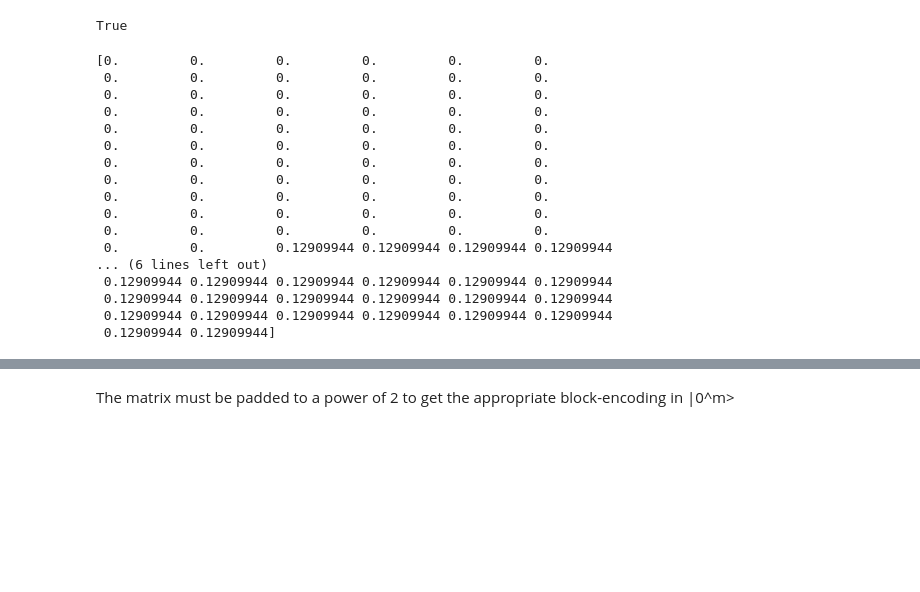
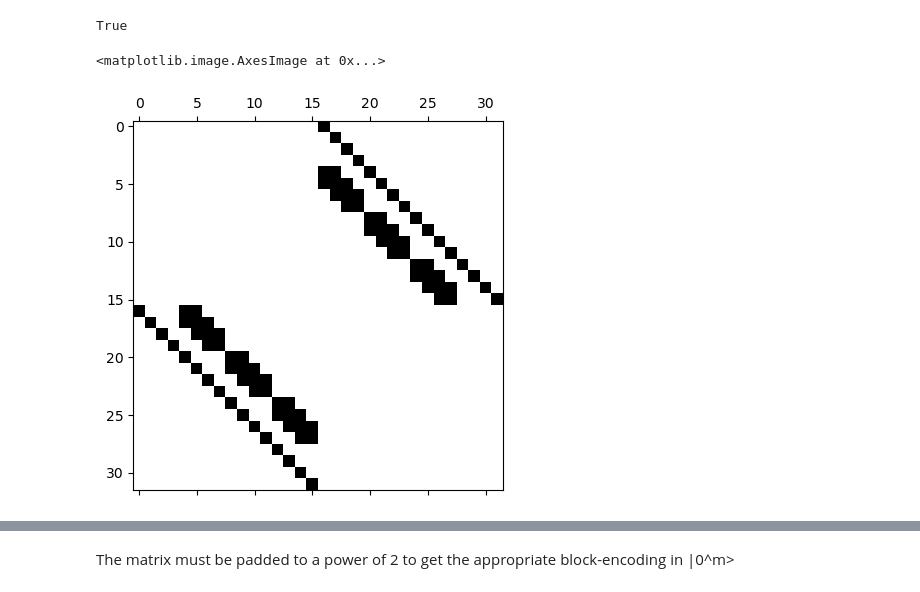
Before and after one commit to osamarais/qiskit_iterative_solver, a Jupyter notebook: qiskit_QSP_cleaned_up.ipynb, the cells around one changed output, grey strips where cells are left out. Drawn from its saved outputs; the diff is of its cells as text; code cells hidden in the pictures; blank space fills up the shorter version.

Commit message:
result finally makes sense, need to repeat for larger problems

```diff
--- a/qiskit_QSP_cleaned_up.ipynb
+++ b/qiskit_QSP_cleaned_up.ipynb
@@ -32,7 +33,7 @@ For unitary block-encoding requirement, ||A||<=1
 problem = 'laplacian'
 # %%
 if 'lower triangular'==problem:
-    N = 32
+    N = 8
     A = np.eye(N)
     for i in range(N-1):
         A[i+1,i] = -1
@@ -40,10 +41,23 @@ if 'lower triangular'==problem:
     A = A/2
 
     RHS_provided = False
+# %%
+if 'lower triangular identities'==problem:
+    N = 4
+    I = 4
+    A = np.eye(N*I)
+
+    for i in range(N-1):
+        A[(i+1)*I:(i+2)*I,(i)*I:(i+1)*I] = -np.eye(I)
+    A_orig = deepcopy(A)
+    A = A/2
+
+    RHS_provided = False
 # %%
 if 'diagonal'==problem:
     # # A = np.array([[1, 0, 0],[-1, 1, 0],[0, -1, 1]])/2
-    step = 0.025
+    # step = 0.025
+    step = 0.25
     x = np.diag(np.concatenate( (np.arange(-1,0,step),np.arange(step,1+step,step)) ) )
     # x = np.diag(np.concatenate( (np.arange(1,0,-step),-np.arange(-step,-1-step,-step)) ) )
     # # x = np.diag(np.arange(step,1+step,step))
@@ -64,7 +78,7 @@ if 'diagonal'==problem:
 # # DON'T FORGET TO NORMALIZE A!!!!
 if 'laplacian'==problem:
     size = 4
-    iterations = 15
+    iterations = 3
     # iterations = 7
     R = np.array( loadmat('N_{}.mat'.format(size)) ).item()['R']
     B = np.array( loadmat('N_{}.mat'.format(size)) ).item()['B']
@@ -75,6 +89,7 @@ if 'laplacian'==problem:
     A = np.eye((iterations+1)*size,(iterations+1)*size)
     for block in range(iterations):
         A[(block+1)*size:(block+2)*size,(block)*size:(block+1)*size] = -R
+#         A[(block+1)*size:(block+2)*size,(block)*size:(block+1)*size] = -np.eye(size)
 
     A_orig = deepcopy(A)
     # Normalize the matrix using the upper bound
@@ -101,36 +120,9 @@ else:
 print(HD)
 # %% [output]
 True
-# %%
-if RHS_provided:
-    b = np.zeros(((iterations+1)*size,1))
-
-    for block in range(iterations):
-        b[(block+1)*size:(block+2)*size,:] = f
-    b = b / np.linalg.norm(b,2)
-
-    b = b.flatten()
-
-    b_orig = deepcopy(b)
-
-    if HD:
-        b = np.concatenate([np.zeros(b.shape),b])
-    print(b)
-# %% [output]
-[0.         0.         0.         0.         0.         0.
- 0.         0.         0.         0.         0.         0.
- 0.         0.         0.         0.         0.         0.
- 0.         0.         0.         0.         0.         0.
- 0.         0.         0.         0.         0.         0.
- 0.         0.         0.         0.         0.         0.
- 0.         0.         0.         0.         0.         0.
- 0.         0.         0.         0.         0.         0.
- 0.         0.         0.         0.         0.         0.
- 0.         0.         0.         0.         0.         0.
- 0.         0.         0.         0.         0.         0.
- 0.         0.         0.12909944 0.12909944 0.12909944 0.12909944
-... (6 lines left out)
- 0.12909944 0.12909944 0.12909944 0.12909944 0.12909944 0.12909944
- 0.12909944 0.12909944 0.12909944 0.12909944 0.12909944 0.12909944
- 0.12909944 0.12909944 0.12909944 0.12909944 0.12909944 0.12909944
- 0.12909944 0.12909944]
+# %%
+from matplotlib.pyplot import spy
+spy(A)
+# %% [output]
+<matplotlib.image.AxesImage at 0x...>
+[figure, added]
```
Also changed, not shown: parts of 40 cells of this notebook.
